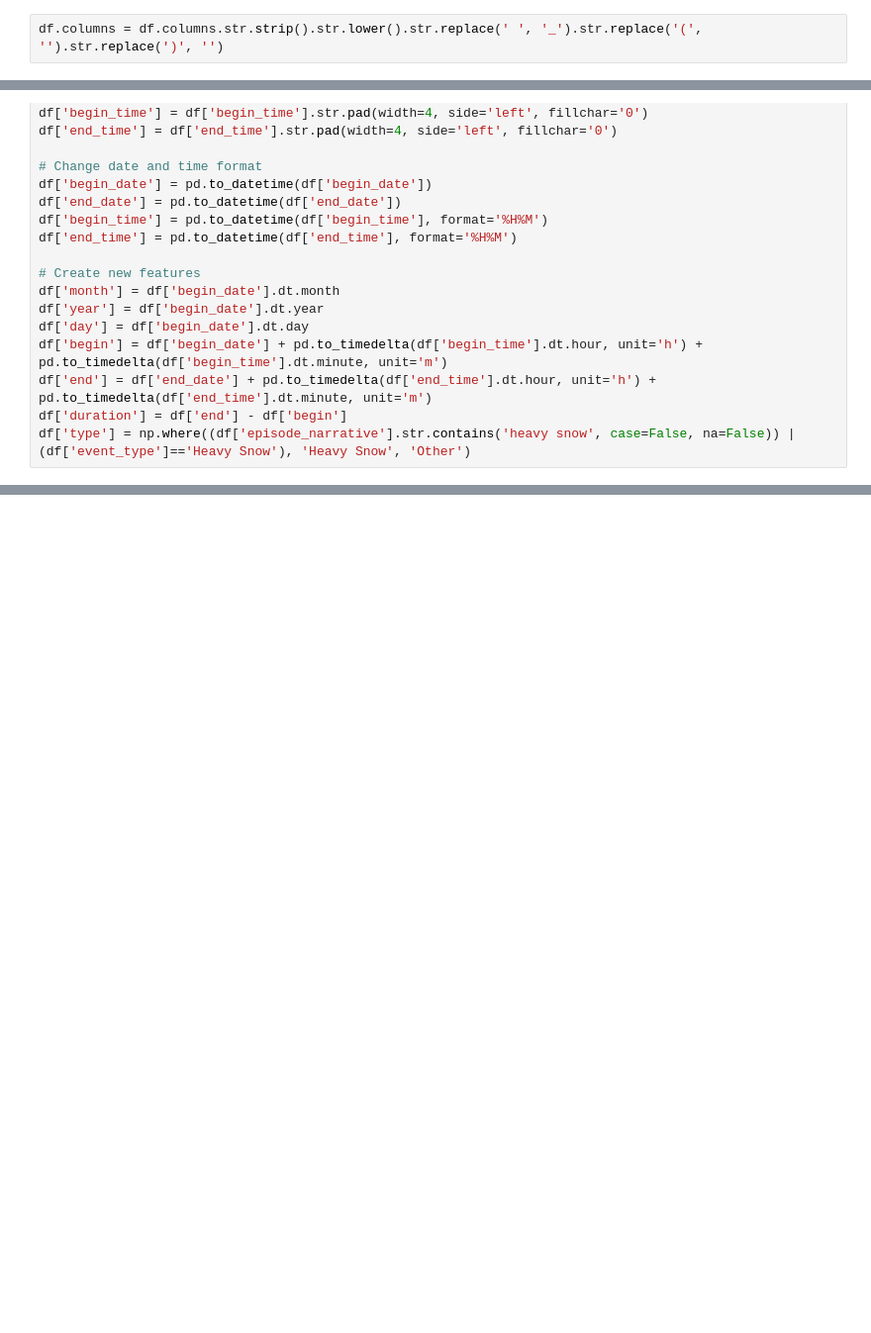
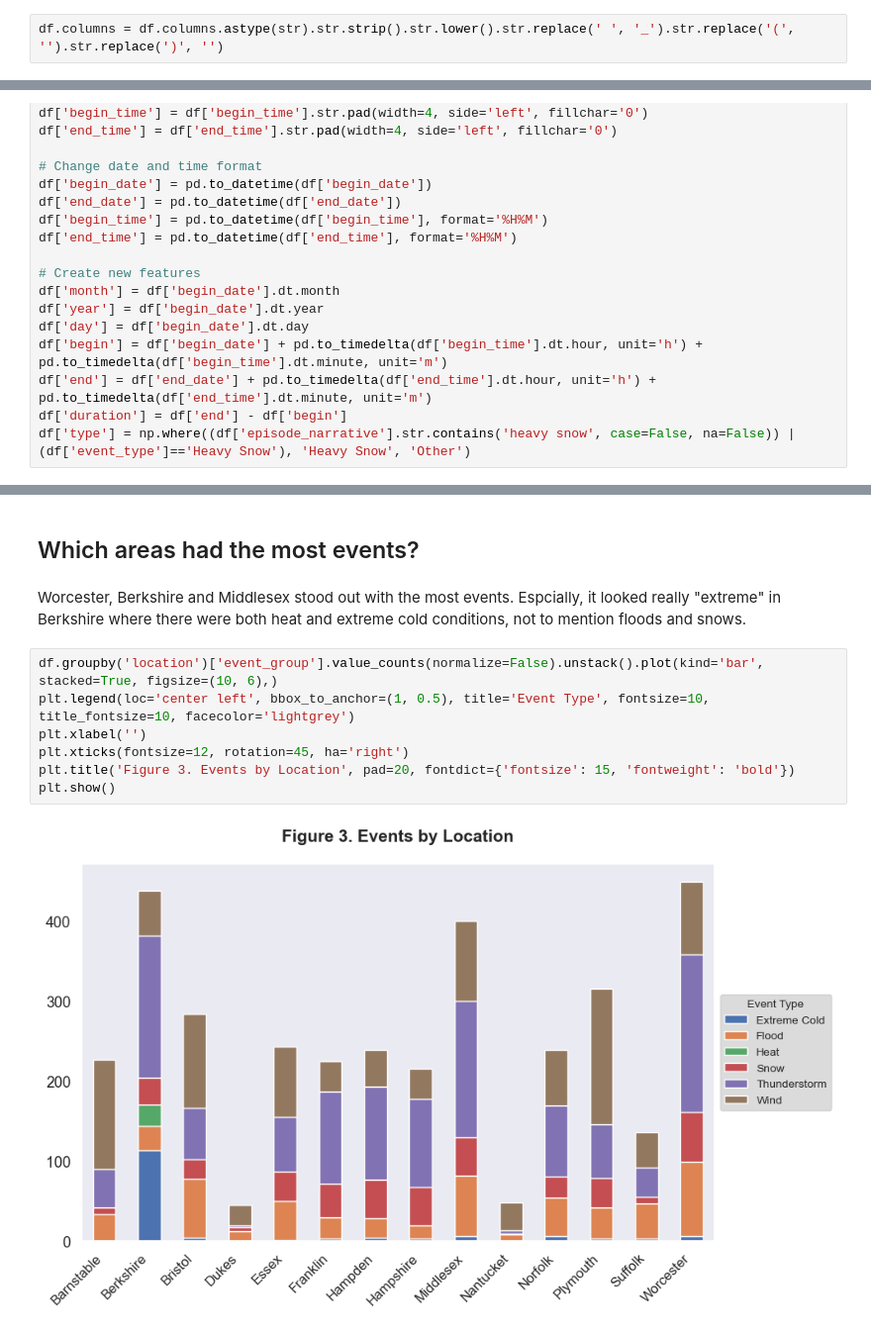
Before and after one commit to Hoale2908/MA_Weather, a Jupyter notebook: massachusetts_heavy_snow_analysis.ipynb, the cells around one changed output, grey strips where cells are left out. Shown: that part at 99% size. Saved outputs shown, nothing was run; the diff lists cells and outputs as text; blank space fills up the shorter version.

```diff
--- a/massachusetts_heavy_snow_analysis.ipynb
+++ b/massachusetts_heavy_snow_analysis.ipynb
@@ -57,7 +43,7 @@ Data columns (total 39 columns):
 dtypes: int64(12), object(27)
 memory usage: 1.1+ MB
 # %%
-df.columns = df.columns.str.strip().str.lower().str.replace(' ', '_').str.replace('(', '').str.replace(')', '')
+df.columns = df.columns.astype(str).str.strip().str.lower().str.replace(' ', '_').str.replace('(', '').str.replace(')', '')
 # %%
 # Standardize the time columns
 df['begin_time'] = df['begin_time'].astype(str)
@@ -168,0 +136,13 @@ plt.show()
+# %% [markdown]
+## Which areas had the most events?
+# %% [markdown]
+Worcester, Berkshire and Middlesex stood out with the most events. Espcially, it looked really "extreme" in Berkshire where there were both heat and extreme cold conditions, not to mention floods and snows.
+# %%
+df.groupby('location')['event_group'].value_counts(normalize=False).unstack().plot(kind='bar', stacked=True, figsize=(10, 6),)
+plt.legend(loc='center left', bbox_to_anchor=(1, 0.5), title='Event Type', fontsize=10, title_fontsize=10, facecolor='lightgrey')
+plt.xlabel('')
+plt.xticks(fontsize=12, rotation=45, ha='right')
+plt.title('Figure 3. Events by Location', pad=20, fontdict={'fontsize': 15, 'fontweight': 'bold'})
+plt.show()
+# %% [output]
+[figure, added]
```
Also changed, not shown: parts of 43 cells of this notebook, 17 other files.
